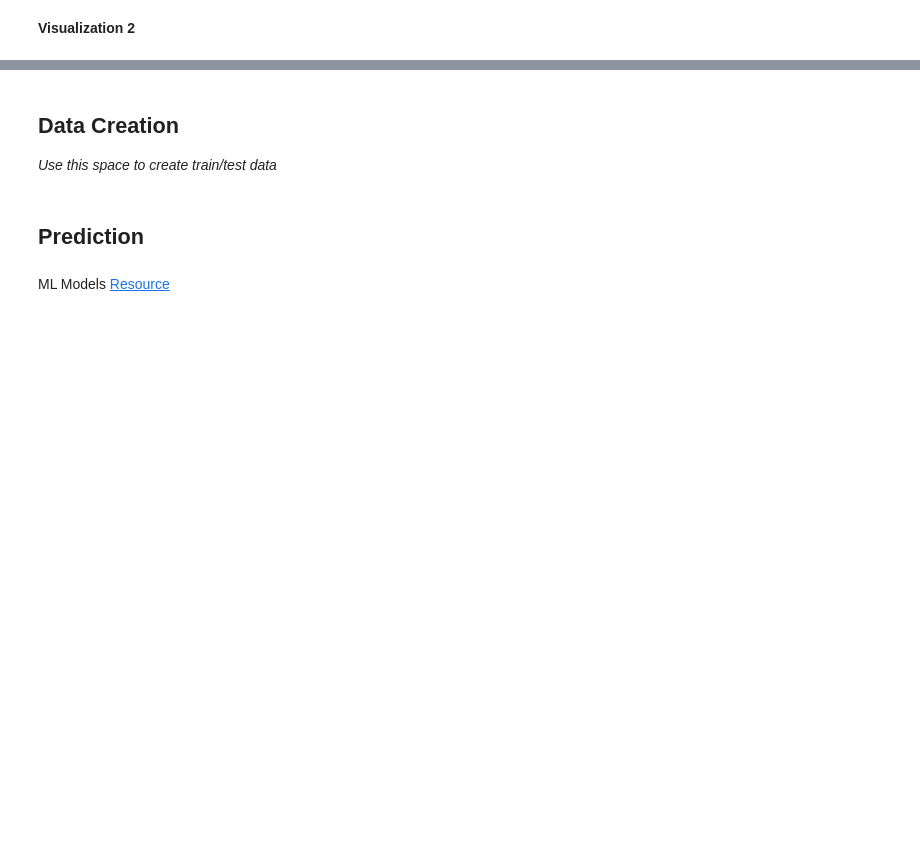
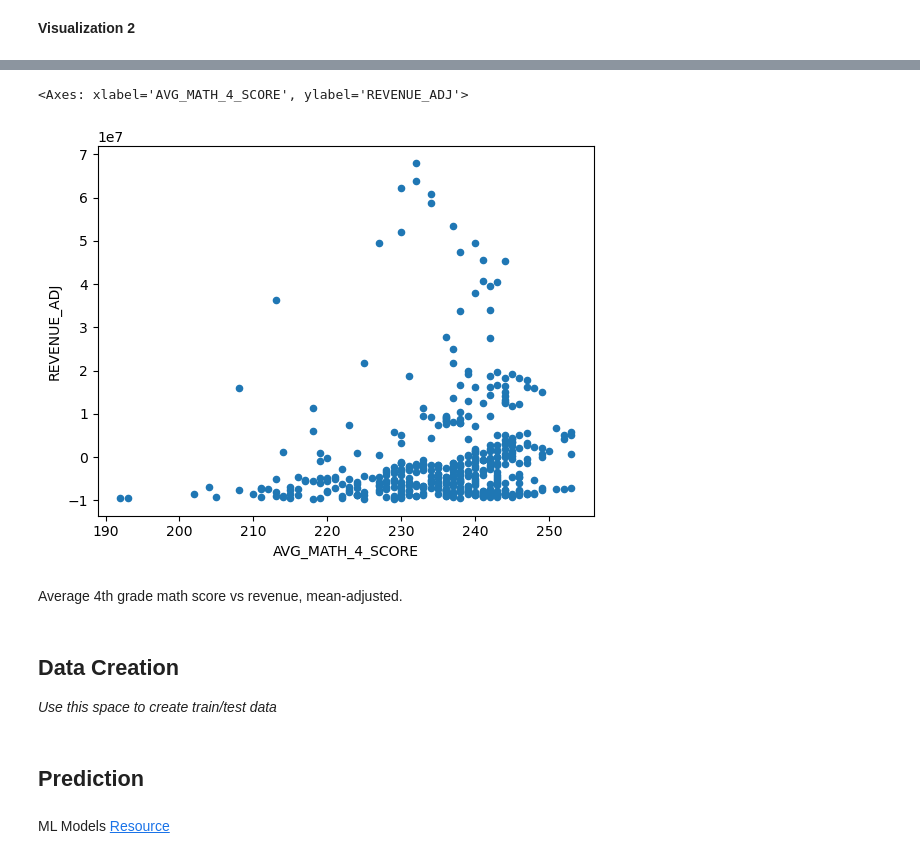
Before and after one commit to cogodo/mdst-tutorials, a Jupyter notebook: python_projects/mdst/MDST-Onboarding-main/tutorial1/checkpoint1.ipynb, the cells around one changed output, grey strips where cells are left out. Cells and saved outputs as stored; diff of their text form; code cells hidden in the pictures; blank space fills up the shorter version.

```diff
--- a/python_projects/mdst/MDST-Onboarding-main/tutorial1/checkpoint1.ipynb
+++ b/python_projects/mdst/MDST-Onboarding-main/tutorial1/checkpoint1.ipynb
@@ -74,3 +127,10 @@ Investigate the relationship between your chosen response variable and at least
+# %%
+df.plot(y="REVENUE_ADJ", x="AVG_MATH_4_SCORE", kind="scatter")
+# %% [output]
+<Axes: xlabel='AVG_MATH_4_SCORE', ylabel='REVENUE_ADJ'>
+[figure, added]
+# %% [markdown]
+Average 4th grade math score vs revenue, mean-adjusted.
 # %% [markdown]
 <h2> Data Creation </h2>
 
```
Also changed, not shown: parts of 24 cells of this notebook.
